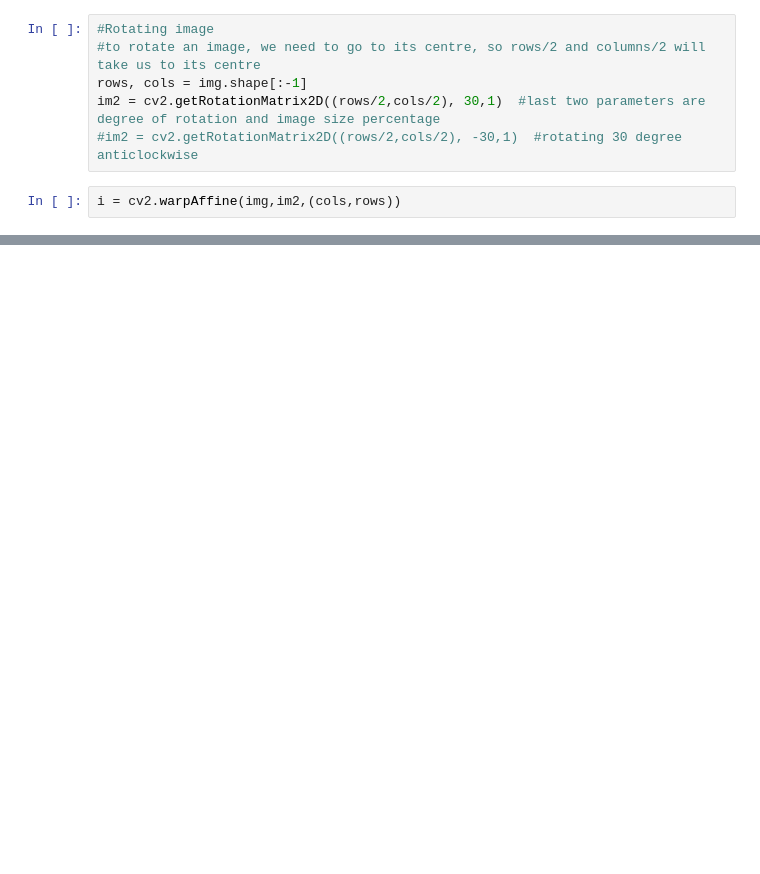
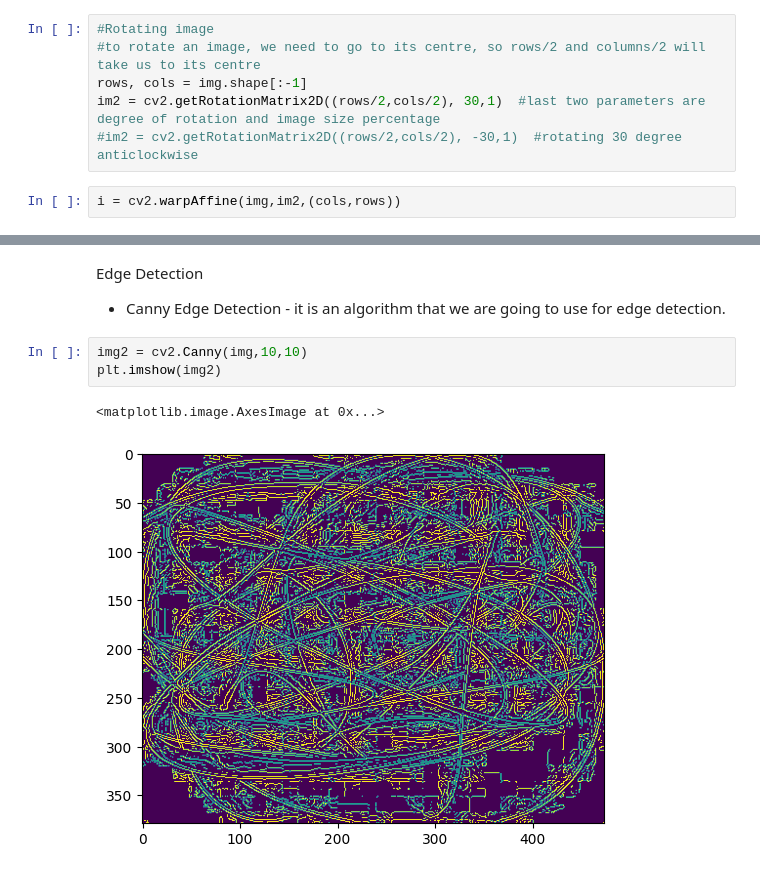
Before and after one commit to anirbang324/python_for_data_science, a Jupyter notebook: opencv/opencv_1.ipynb, the cells around one changed output, grey strips where cells are left out. Cells and saved outputs as stored; diff of their text form; blank space fills up the shorter version.

```diff
--- a/opencv/opencv_1.ipynb
+++ b/opencv/opencv_1.ipynb
@@ -108,0 +127,10 @@ plt.imshow(i)
+# %% [markdown]
+Edge Detection
+
+- Canny Edge Detection - it is an algorithm that we are going to use for edge detection.
+# %%
+img2 = cv2.Canny(img,10,10)
+plt.imshow(img2)
+# %% [output]
+<matplotlib.image.AxesImage at 0x...>
+[figure, added]
```
Also changed, not shown: parts of 10 cells of this notebook, 7 other files.
